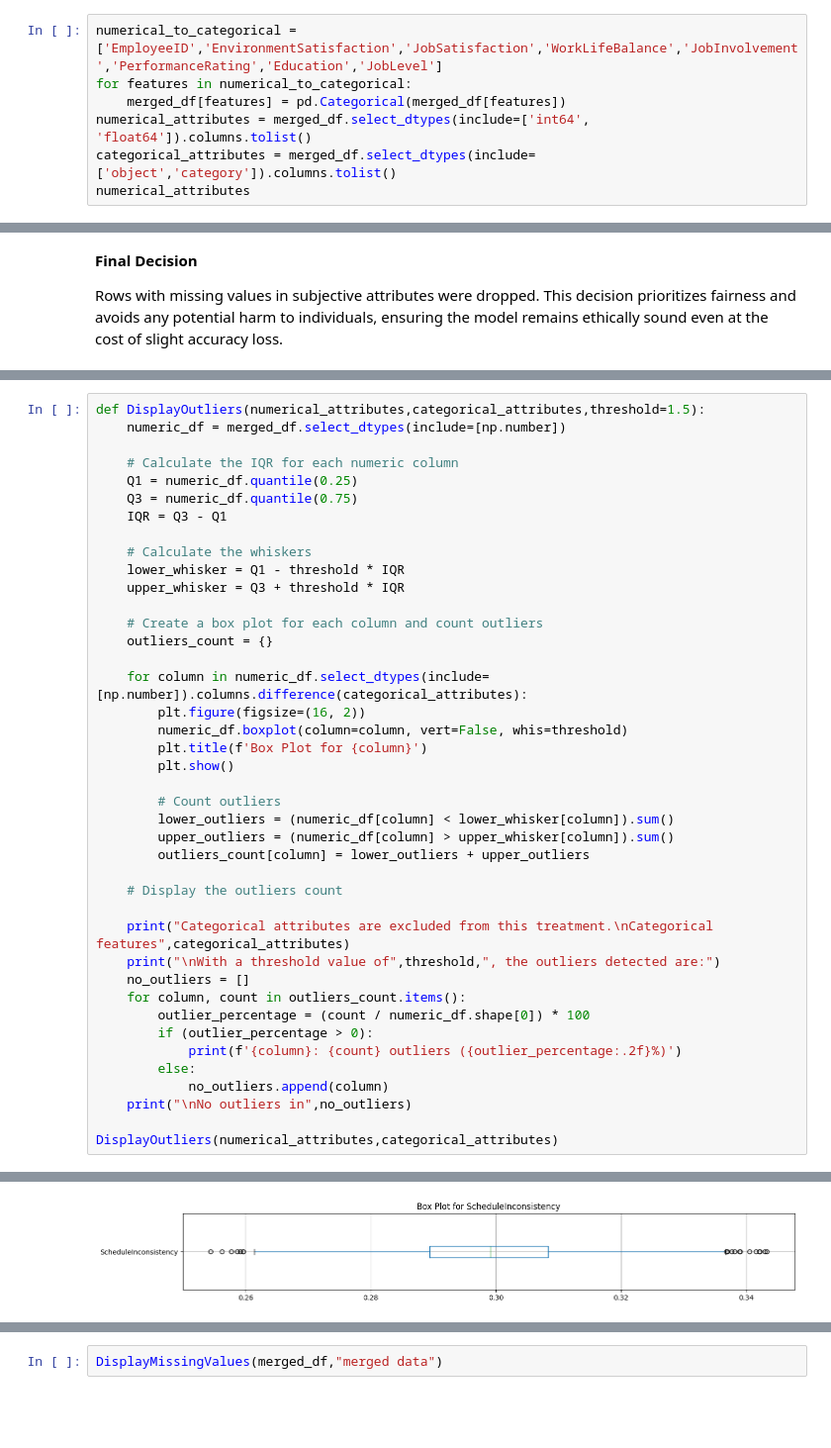
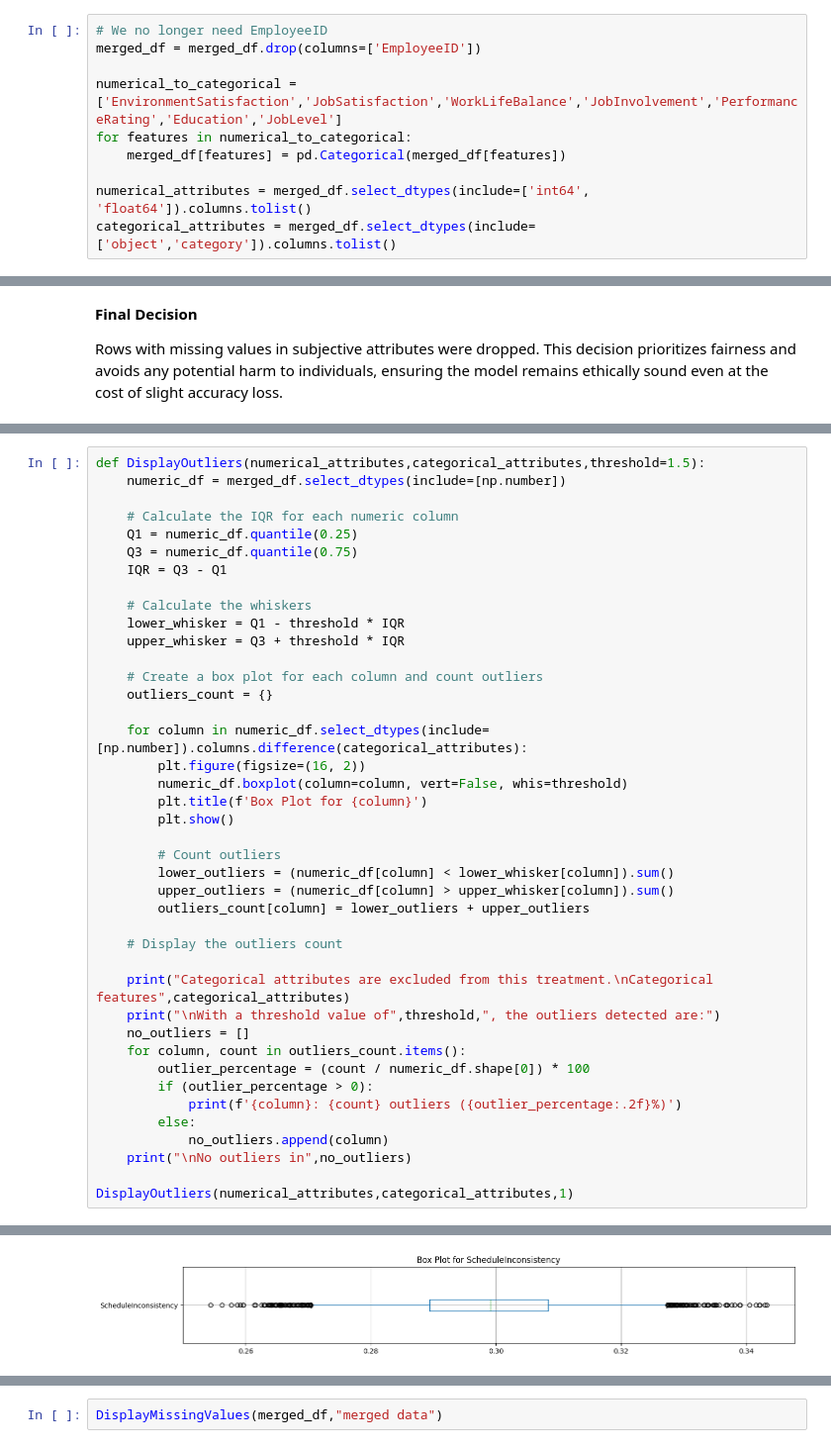
Before and after one commit to equisdel/INDIAI, a Jupyter notebook: final.ipynb, the cells around one changed output, grey strips where cells are left out. Shown at 99% size. Cells and saved outputs as stored; diff of their text form; blank space fills up the shorter version.

```diff
--- a/final.ipynb
+++ b/final.ipynb
@@ -655,7 +678,10 @@ Now that we have the complete, merged dataset, we will work on the data visualiz
 # %%
-numerical_to_categorical = ['EmployeeID','EnvironmentSatisfaction','JobSatisfaction','WorkLifeBalance','JobInvolvement','PerformanceRating','Education','JobLevel']
+# We no longer need EmployeeID
+merged_df = merged_df.drop(columns=['EmployeeID'])
+
+numerical_to_categorical = ['EnvironmentSatisfaction','JobSatisfaction','WorkLifeBalance','JobInvolvement','PerformanceRating','Education','JobLevel']
 for features in numerical_to_categorical:
     merged_df[features] = pd.Categorical(merged_df[features])
+
 numerical_attributes = merged_df.select_dtypes(include=['int64', 'float64']).columns.tolist()
 categorical_attributes = merged_df.select_dtypes(include=['object','category']).columns.tolist()
-numerical_attributes
@@ -1147,6 +1193,6 @@ def DisplayOutliers(numerical_attributes,categorical_attributes,threshold=1.5):
             no_outliers.append(column)
     print("\nNo outliers in",no_outliers)
 
-DisplayOutliers(numerical_attributes,categorical_attributes)
+DisplayOutliers(numerical_attributes,categorical_attributes,1)
 # %% [output]
 [figure]
@@ -1159,2 +1205,2 @@ DisplayOutliers(numerical_attributes,categorical_attributes)
-[figure, old version]
+[figure, new version]
 [figure]
```
Also changed, not shown: parts of 99 cells of this notebook.
